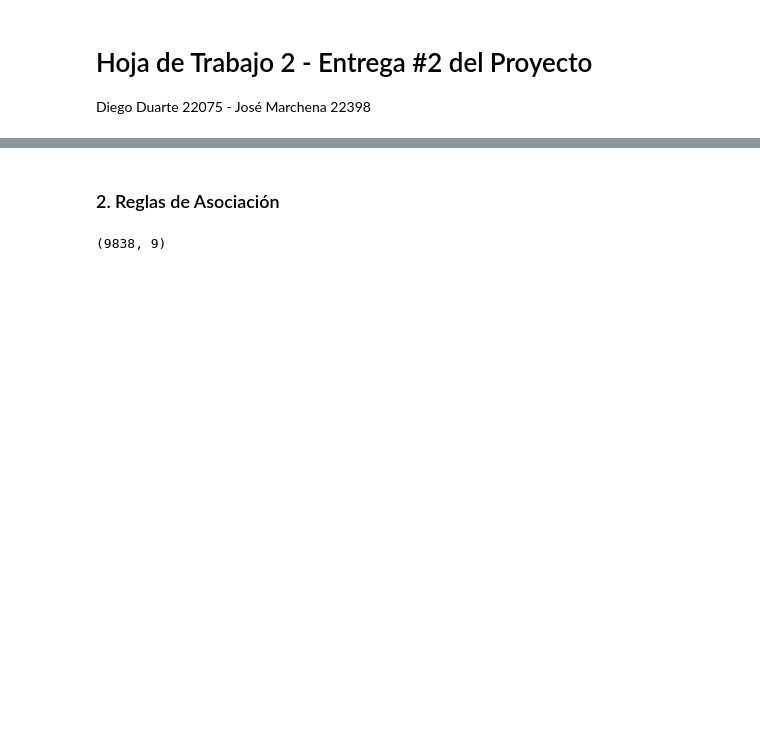
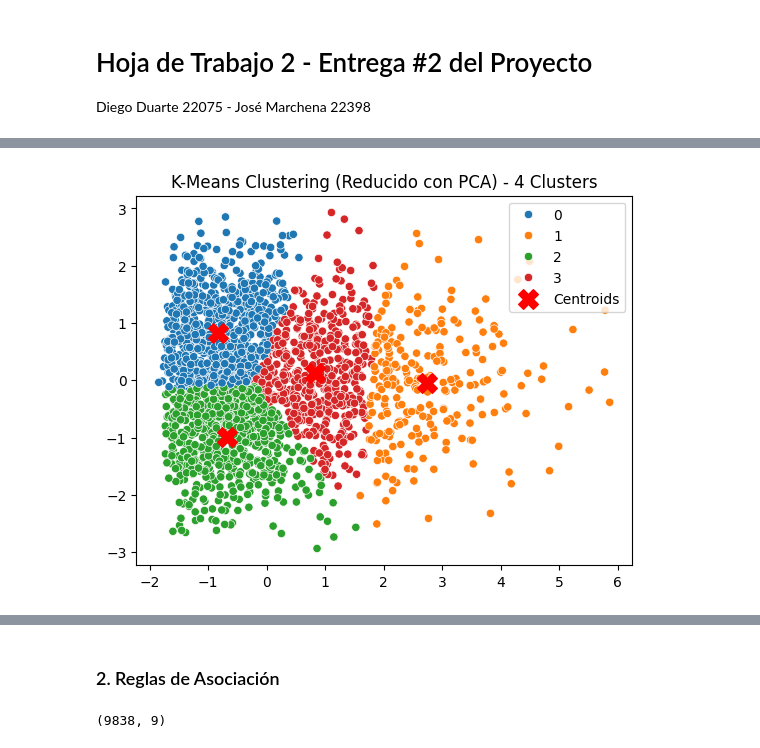
Before and after one commit to DiegoDuaS/Clustering_APriori_PCA, a Jupyter notebook: actividades.ipynb, the cells around one changed output, grey strips where cells are left out. Saved outputs shown, nothing was run; the diff lists cells and outputs as text; code cells hidden in the pictures; blank space fills up the shorter version.

```diff
--- a/actividades.ipynb
+++ b/actividades.ipynb
@@ -65,0 +83,17 @@ pyclustertend.vat(X_scale)
+# %%
+# k-means
+cluster_amount = 4
+X_pca = PCA(n_components=2).fit_transform(X_scale)
+km = sklearn.cluster.KMeans(n_clusters=cluster_amount, random_state=42).fit(X_pca)
+centroides = km.cluster_centers_
+X['Cluster'] = km.labels_
+
+sns.scatterplot(x=X_pca[:, 0], y=X_pca[:, 1], hue=X['Cluster'], palette="tab10", legend="full")
+# Plot centroids
+plt.scatter(centroides[:, 0], centroides[:, 1], c='red', marker='X', s=200, label="Centroids")
+
+plt.title(f"K-Means Clustering (Reducido con PCA) - 4 Clusters")
+plt.legend()
+plt.show()
+# %% [output]
+[figure, added]
```
Also changed, not shown: parts of 15 cells of this notebook.
